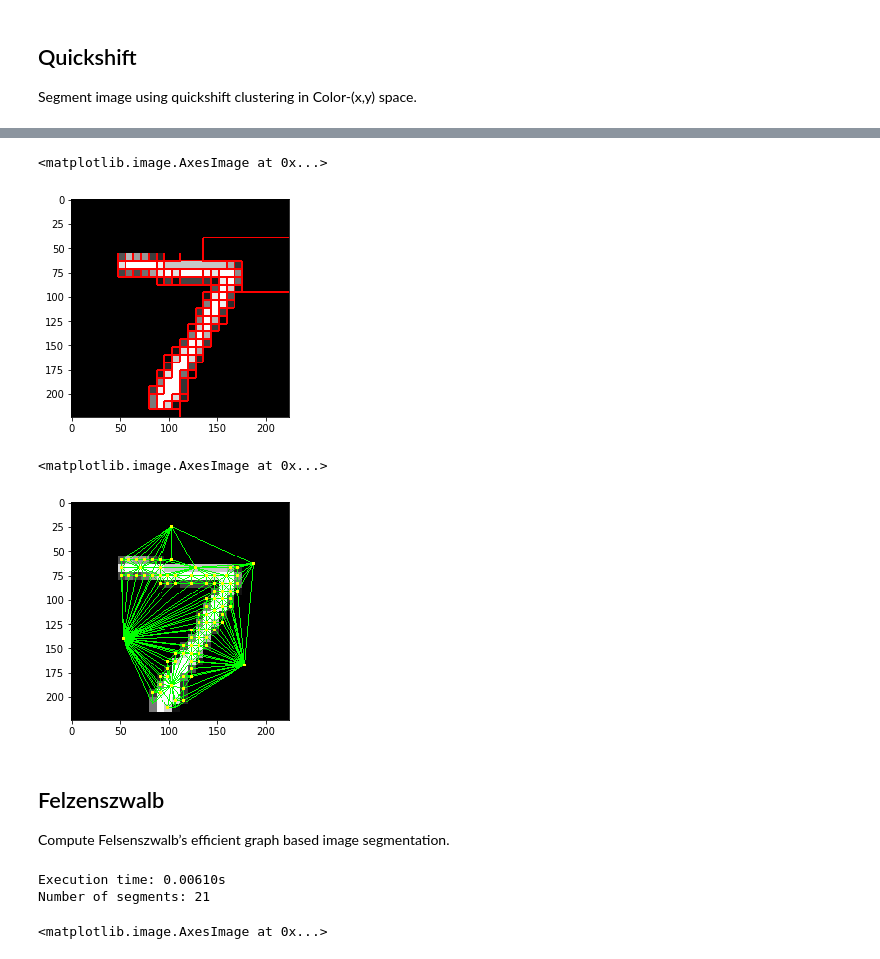
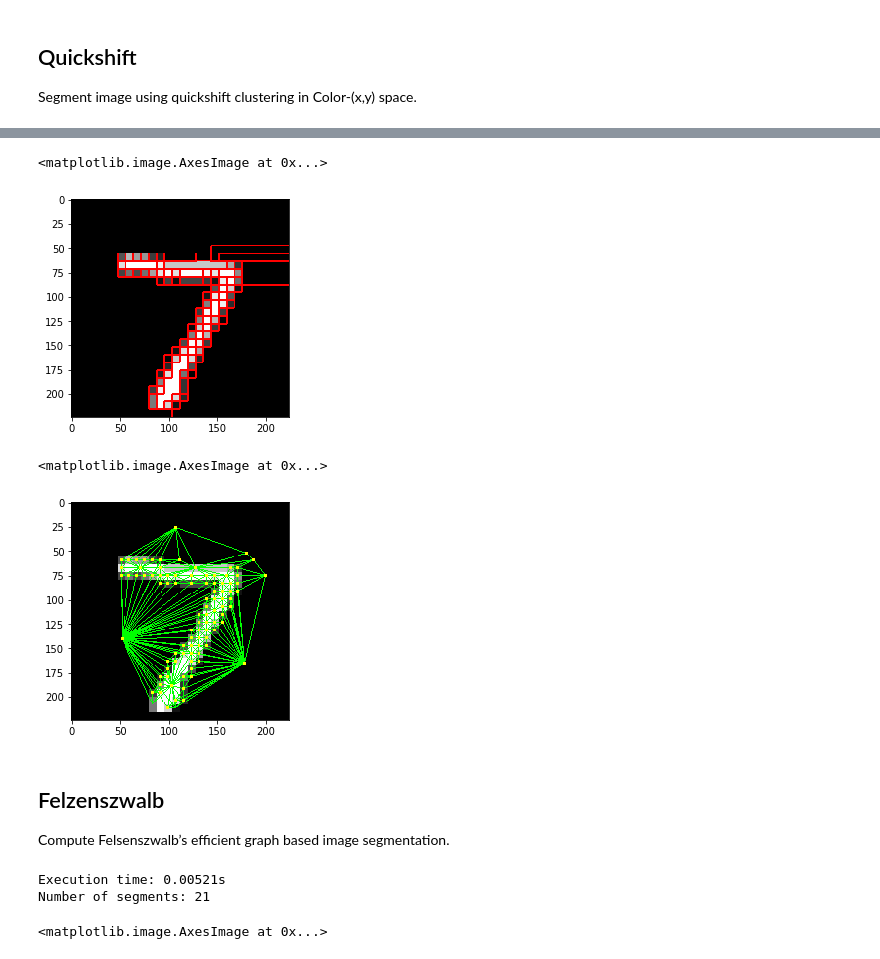
Before and after one commit to rusty1s/embedded_gcnn, a Jupyter notebook: notebooks/superpixel.ipynb, the cells around one changed output, grey strips where cells are left out. Saved outputs shown, nothing was run; the diff lists cells and outputs as text; code cells hidden in the pictures.

```diff
--- a/notebooks/superpixel.ipynb
+++ b/notebooks/superpixel.ipynb
@@ -23,10 +23,10 @@ def scale(image):
 Load a single image from the MNIST test dataset.
 # %%
 mnist = MNIST(data_dir='/tmp/mnist')
-image, label = mnist.next_test_batch(1)
+image = mnist.test._data[0]
 image = np.reshape(image, (28, 28))
 image = color.gray2rgb(image)
-print('Label:', label[0])
+print('Label:', mnist.label_name(mnist.test._labels[0]))
 plt.imshow(image)
 scaled_image = scale(image)
 # %% [output]
@@ -84,8 +84,9 @@ plt.imshow(out)
 ## Quickshift
 Segment image using quickshift clustering in Color-(x,y) space.
 # %%
-# Balances color-space proximity and image-space proximity. Higher values give more weight to color-space.
-RATIO = 5
+# Balances color-space proximity and image-space proximity. Higher values give more weight to color-space
+# (between 0 and 1).
+RATIO = 1
 # Width of Gaussian kernel used in smoothing the sample density. Higher means fewer clusters.
 KERNEL_SIZE = 5
 # Cut-off point for data distances. Higher means fewer clusters.
@@ -94,8 +95,8 @@ MAX_DIST = 1
 SIGMA = 0
 
 t_start = time.process_time()
-quickshift = quickshift(image, RATIO, KERNEL_SIZE, MAX_DIST, SIGMA)
+seg = quickshift(image, RATIO, KERNEL_SIZE, MAX_DIST, SIGMA)
 
 print('Execution time: {:.5f}s'.format(time.process_time() - t_start))
-print('Number of segments:', np.unique(quickshift).shape[0])
+print('Number of segments:', np.unique(seg).shape[0])
 # %% [output]
@@ -109,17 +110,17 @@ plt.imshow(quickshift)
 # %%
-scaled_labels = scale(quickshift)
-boundaries = segmentation.mark_boundaries(scaled_image, scaled_labels, color=(1, 0, 0))
+scaled_seg = scale(seg)
+boundaries = segmentation.mark_boundaries(scaled_image, scaled_seg, color=(1, 0, 0))
 plt.imshow(boundaries)
 # %% [output]
 <matplotlib.image.AxesImage at 0x...>
-[figure, old version]
+[figure, new version]
 # %%
-rag = graph.rag_mean_color(scaled_image, scaled_labels)
-out = graph.draw_rag(scaled_labels, rag, scaled_image)
+rag = graph.rag_mean_color(scaled_image, scaled_seg)
+out = graph.draw_rag(scaled_seg, rag, scaled_image)
 plt.imshow(out)
 # %% [output]
 <matplotlib.image.AxesImage at 0x...>
-[figure, old version]
+[figure, new version]
 # %% [markdown]
 ## Felzenszwalb
 Compute Felsenszwalb’s efficient graph based image segmentation.
@@ -132,11 +133,11 @@ MIN_SIZE = 1
 SIGMA = 0
 
 t_start = time.process_time()
-felzenszwalb = segmentation.felzenszwalb(image, SCALE, MIN_SIZE, SIGMA)
+seg = segmentation.felzenszwalb(image, SCALE, MIN_SIZE, SIGMA)
 
 print('Execution time: {:.5f}s'.format(time.process_time() - t_start))
-print('Number of segments:', np.unique(felzenszwalb).shape[0])
+print('Number of segments:', np.unique(seg).shape[0])
 # %% [output]
-Execution time: 0.00610s
+Execution time: 0.00521s
 Number of segments: 21
 # %%
```
Also changed, not shown: parts of 27 cells of this notebook, 9 other files.
